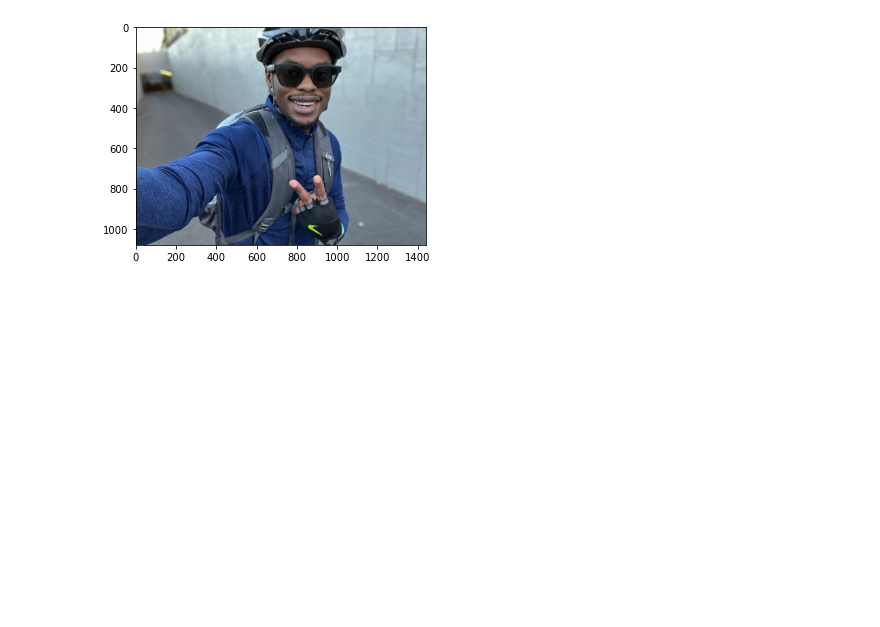
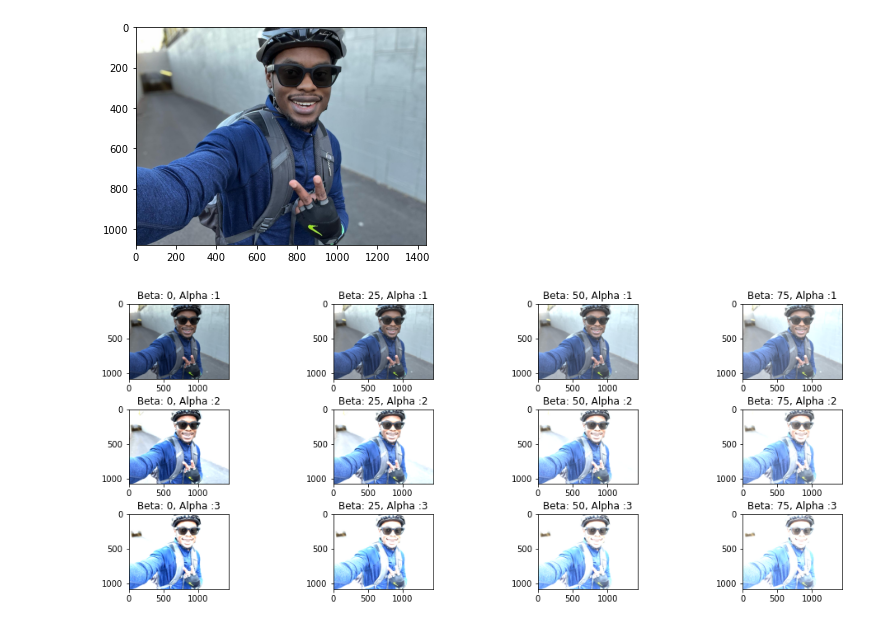
Before and after one commit to Laviusntk/PGAIML, a Jupyter notebook: prework/ImageProcessing.ipynb, the cells around one changed output. Drawn from its saved outputs; the diff is of its cells as text; code cells hidden in the pictures; blank space fills up the shorter version.

Commit message:
brightness and blur

```diff
--- a/prework/ImageProcessing.ipynb
+++ b/prework/ImageProcessing.ipynb
@@ -77,3 +77,28 @@ plt.imshow(image_rgb)
 # %% [output]
 <matplotlib.image.AxesImage at 0x...>
 [figure]
+# %%
+def adjust_brightness(img, alpha = 0, beta = 0):
+    adjusted = cv2.convertScaleAbs(img, alpha=alpha, beta=beta)
+    return adjusted
+# %%
+fig, axes = plt.subplots(3, 4, figsize=(16, 6))
+
+index_beta = 0;
+index_alpha = 0
+for alpha in range(1, 4, 1):
+    for beta in range(0, 100, 25):
+        axes[index_alpha][index_beta].imshow(adjust_brightness(image_rgb, alpha = alpha, beta = beta))
+        axes[index_alpha][index_beta].set_title(f"Beta: {beta}, Alpha :{alpha}")
+        index_beta += 1
+    index_beta = 0
+    index_alpha += 1
+plt.subplots_adjust(left=0.1,
+                    bottom=0.1,
+                    right=0.9,
+                    top=0.9,
+                    wspace=0.4,
+                    hspace=0.4)
+plt.show()
+# %% [output]
+[figure, added]
```
Also changed, not shown: parts of 5 cells of this notebook.
